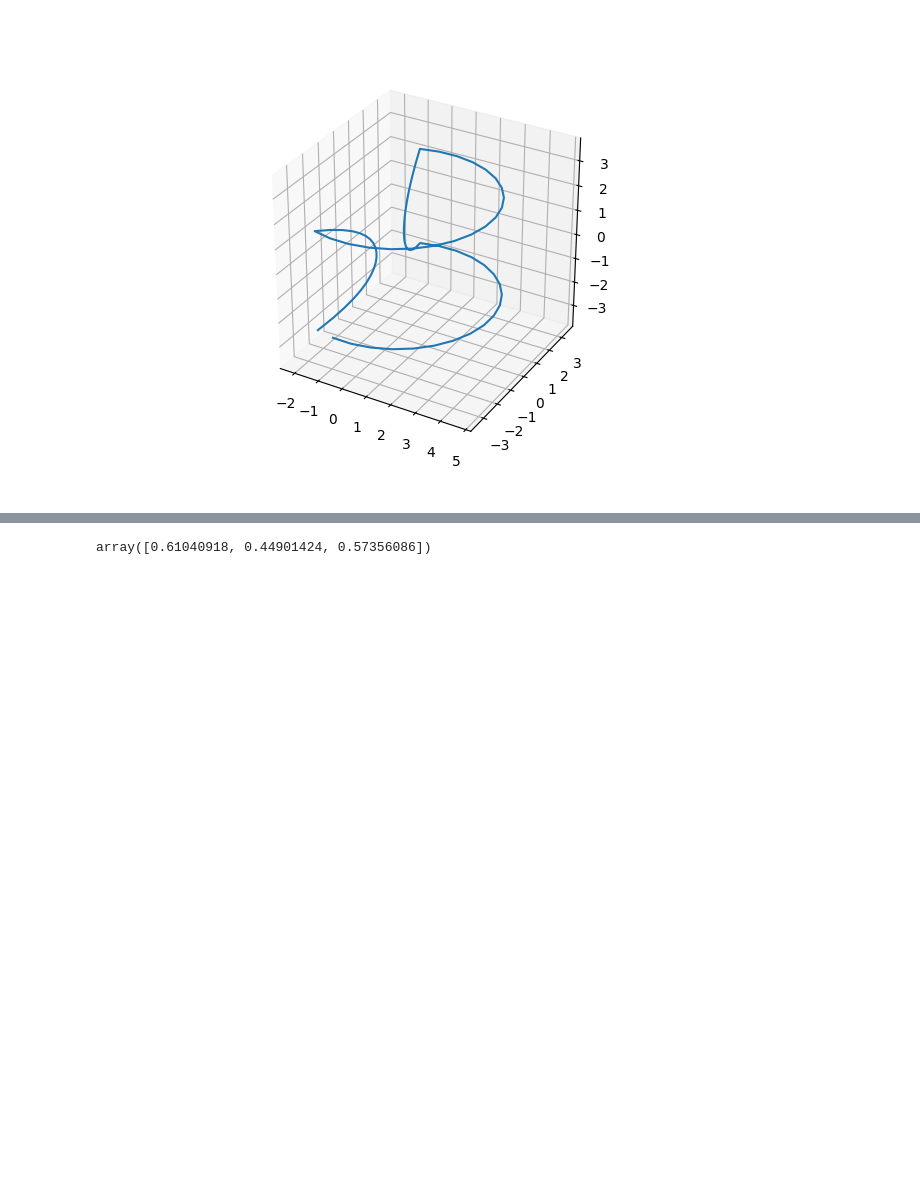
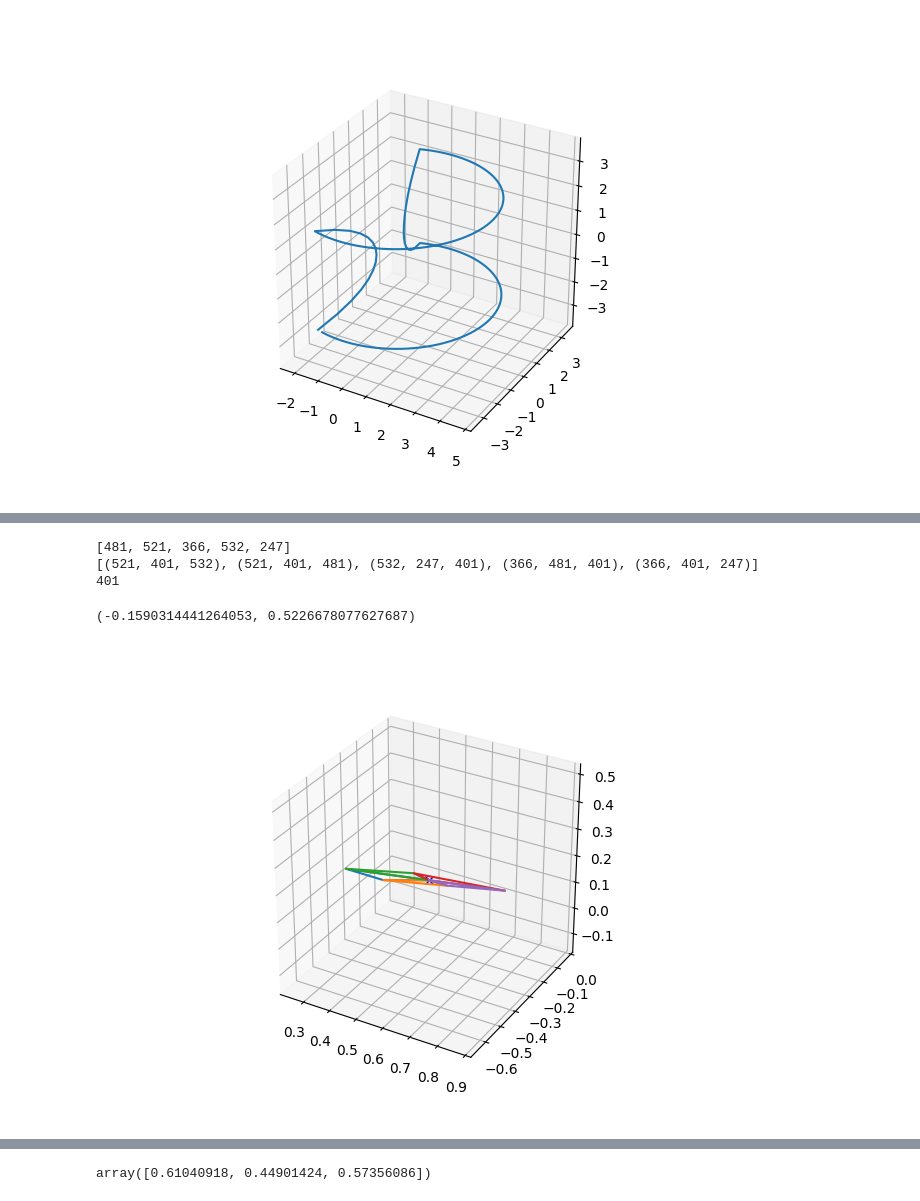
Before and after one commit to Mehdi5578/3DPU_Plateau_Problem, a Jupyter notebook: Plateau Problem/Triangulation Meshing/Interactive-2.ipynb, the cells around one changed output, grey strips where cells are left out. Drawn from its saved outputs; the diff is of its cells as text; code cells hidden in the pictures; blank space fills up the shorter version.

```diff
--- a/Plateau Problem/Triangulation Meshing/Interactive-2.ipynb
+++ b/Plateau Problem/Triangulation Meshing/Interactive-2.ipynb
@@ -1062,15 +358,0 @@ ax.set_zlim(mid_z - max_range, mid_z + max_range)
-# %%
-c = PointList()
-for pt in points[:-1]:
-    c.add_point(pt)
-
-
-
-RR = Edge_Flipping(c,0)
-RR.mesh = mesh
-RR.canonic_representation_from_mesh()
-
-RR.update_weights()
-for i in RR.inside_indexes:
-    RR.update_mapping(i)
-RR.lawson_flip()
@@ -1078,0 +699,3 @@ RR.lawson_flip()
+# %%
+for s in TTT:
+    M.update_mapping(s)
@@ -1078,0 +786,62 @@ RR.lawson_flip()
+# %%
+print(M.N[index_small])
+print(M.dict_vertexes[index_small])
+print(index_small)
+# %% [output]
+[481, 521, 366, 532, 247]
+[(521, 401, 532), (521, 401, 481), (532, 247, 401), (366, 481, 401), (366, 401, 247)]
+401
+# %%
+A = np.array(M.mapping[481])
+B = np.array(M.mapping[521])
+C = np.array(M.mapping[532])
+D = np.array(M.mapping[247])
+E = np.array(M.mapping[366])
+O = np.array(M.mapping[401])
+
+
+triangles = [[O,B,C],[O,B,A],[O,C,D],[O,D,E],[O,E,A]]
+
+
+
+
+
+fig = plt.figure()
+ax = fig.add_subplot(111, projection='3d')
+ax.set_aspect('equal')
+X = []
+Y = []
+Z = []
+
+
+
+plt.plot(O[0],O[1],O[2],'x',color = "b")
+
+for tr in triangles:
+
+
+    xs = [ind[0] for ind in tr] + [tr[0][0]]
+    ys = [ind[1] for ind in tr] + [tr[0][1]]
+    zs = [ind[2] for ind in tr] + [tr[0][2]]
+
+
+
+    ax.plot(xs,ys,zs)
+    X = X + list(xs)
+    Y = Y + list(ys)
+    Z = Z + list(zs)
+
+X = np.array(X)
+Y = np.array(Y)
+Z = np.array(Z)
+max_range = np.array([X.max()-X.min(), Y.max()-Y.min(), Z.max()-Z.min()]).max() / 2.0
+
+mid_x = (X.max()+X.min()) * 0.5
+mid_y = (Y.max()+Y.min()) * 0.5
+mid_z = (Z.max()+Z.min()) * 0.5
+ax.set_xlim(mid_x - max_range, mid_x + max_range)
+ax.set_ylim(mid_y - max_range, mid_y + max_range)
+ax.set_zlim(mid_z - max_range, mid_z + max_range)
+# %% [output]
+(-0.1590314441264053, 0.5226678077627687)
+[figure, added]
```
Also changed, not shown: parts of 55 cells of this notebook, 2 other files.
